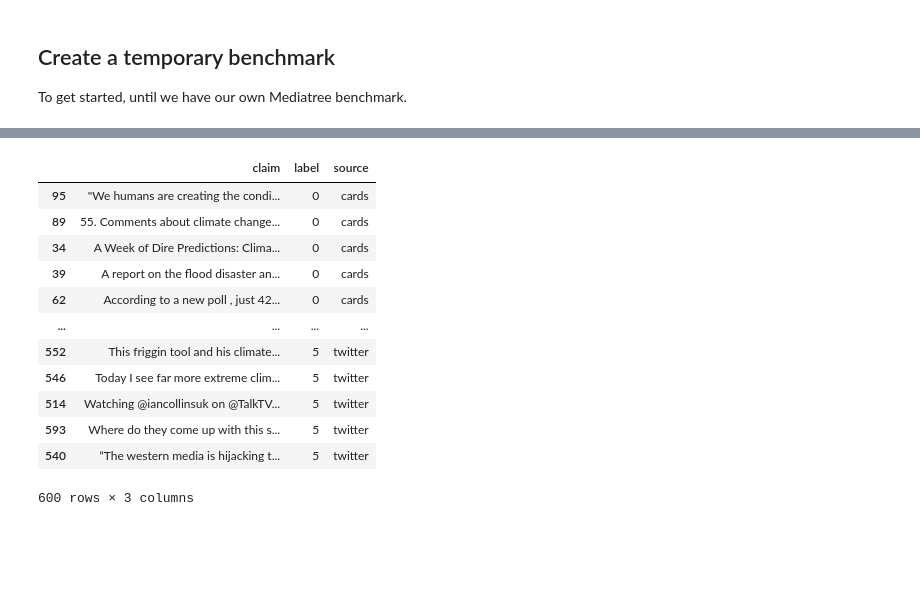
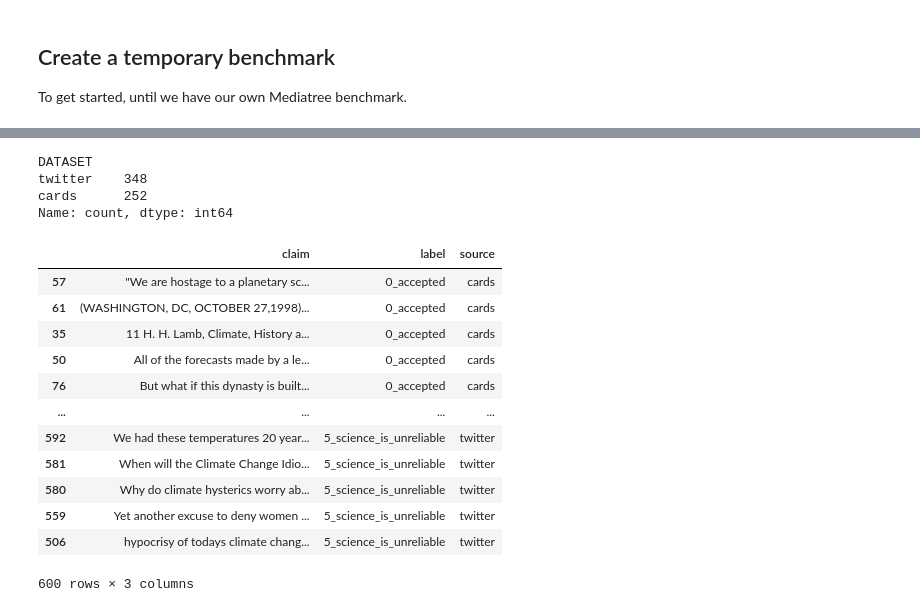
Before and after one commit to dataforgoodfr/climateguard, a Jupyter notebook: notebooks/benchmark/cards_eda.ipynb, the cells around one changed output, grey strips where cells are left out. Drawn from its saved outputs; the diff is of its cells as text; code cells hidden in the pictures; blank space fills up the shorter version.

Commit message:
Add words to labels for clarity

```diff
--- a/notebooks/benchmark/cards_eda.ipynb
+++ b/notebooks/benchmark/cards_eda.ipynb
@@ -261,22 +276,44 @@ benchmark = benchmark[
 benchmark = benchmark.groupby("cards_claim_1").sample(
     100, replace=False, random_state=42
 )
-benchmark = benchmark.rename(
-    columns={"text": "claim", "cards_claim_1": "label", "DATASET": "source"}
-)[["claim", "label", "source"]].reset_index(drop=True)
-benchmark = benchmark.sort_values(["label", "source", "claim"])
-benchmark
+
+# We end up with rougly 50/50 cards/twitter sources
+benchmark["DATASET"].value_counts()
 # %% [output]
-|  | claim | label | source |
-| 95 | "We humans are creating the condi... | 0 | cards |
-| 89 | 55. Comments about climate change... | 0 | cards |
-| 34 | A Week of Dire Predictions: Clima... | 0 | cards |
-| 39 | A report on the flood disaster an... | 0 | cards |
-| 62 | According to a new poll , just 42... | 0 | cards |
-| ... | ... | ... | ... |
-| 552 | This friggin tool and his climate... | 5 | twitter |
-| 546 | Today I see far more extreme clim... | 5 | twitter |
-| 514 | Watching @iancollinsuk on @TalkTV... | 5 | twitter |
-| 593 | Where do they come up with this s... | 5 | twitter |
-| 540 | “The western media is hijacking t... | 5 | twitter |
-600 rows × 3 columns
+DATASET
+twitter    348
+cards      252
+Name: count, dtype: int64
+# %%
+# Rename and select relevant columns
+benchmark = benchmark.rename(
+    columns={"text": "claim", "cards_claim_1": "label", "DATASET": "source"}
+)[["claim", "label", "source"]].reset_index(drop=True)
+benchmark = benchmark.sort_values(["label", "source", "claim"])
+
+# Add words to labels for clarity
+# https://www.nature.com/articles/s41598-021-01714-4
+# > five major categories: (1) it’s not happening, (2) it’s not us, (2) it’s not bad, (4) solutions won’t work, and (5) climate science/scientists are unreliable
+benchmark["label"] = benchmark["label"].replace({
+    "0": "0_accepted",
+    "1": "1_its_not_happening",
+    "2": "2_its_not_us",
+    "3": "3_its_not_bad",
+    "4": "4_solutions_wont_work",
+    "5": "5_science_is_unreliable",
+})
+benchmark
+# %% [output]
+|  | claim | label | source |
+| 57 | "We are hostage to a planetary sc... | 0_accepted | cards |
+| 61 | (WASHINGTON, DC, OCTOBER 27,1998)... | 0_accepted | cards |
+| 35 | 11 H. H. Lamb, Climate, History a... | 0_accepted | cards |
+| 50 | All of the forecasts made by a le... | 0_accepted | cards |
+| 76 | But what if this dynasty is built... | 0_accepted | cards |
+| ... | ... | ... | ... |
+| 592 | We had these temperatures 20 year... | 5_science_is_unreliable | twitter |
+| 581 | When will the Climate Change Idio... | 5_science_is_unreliable | twitter |
+| 580 | Why do climate hysterics worry ab... | 5_science_is_unreliable | twitter |
+| 559 | Yet another excuse to deny women ... | 5_science_is_unreliable | twitter |
+| 506 | hypocrisy of todays climate chang... | 5_science_is_unreliable | twitter |
+600 rows × 3 columns
```
Also changed, not shown: parts of 5 cells of this notebook, 1 other file.
